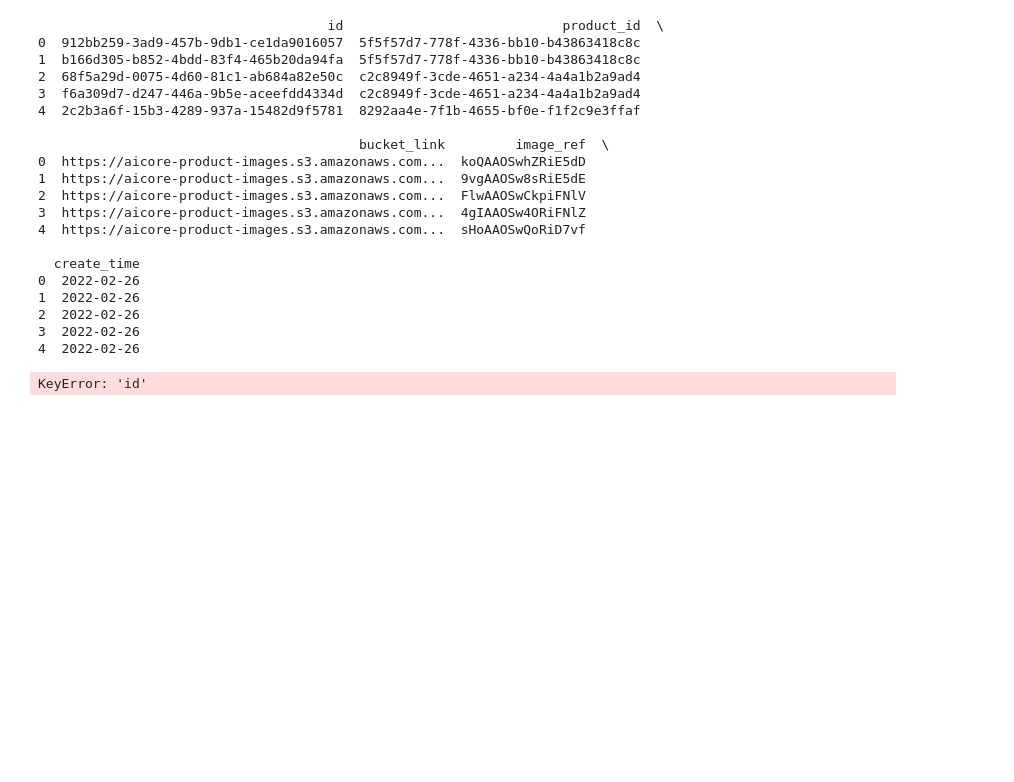
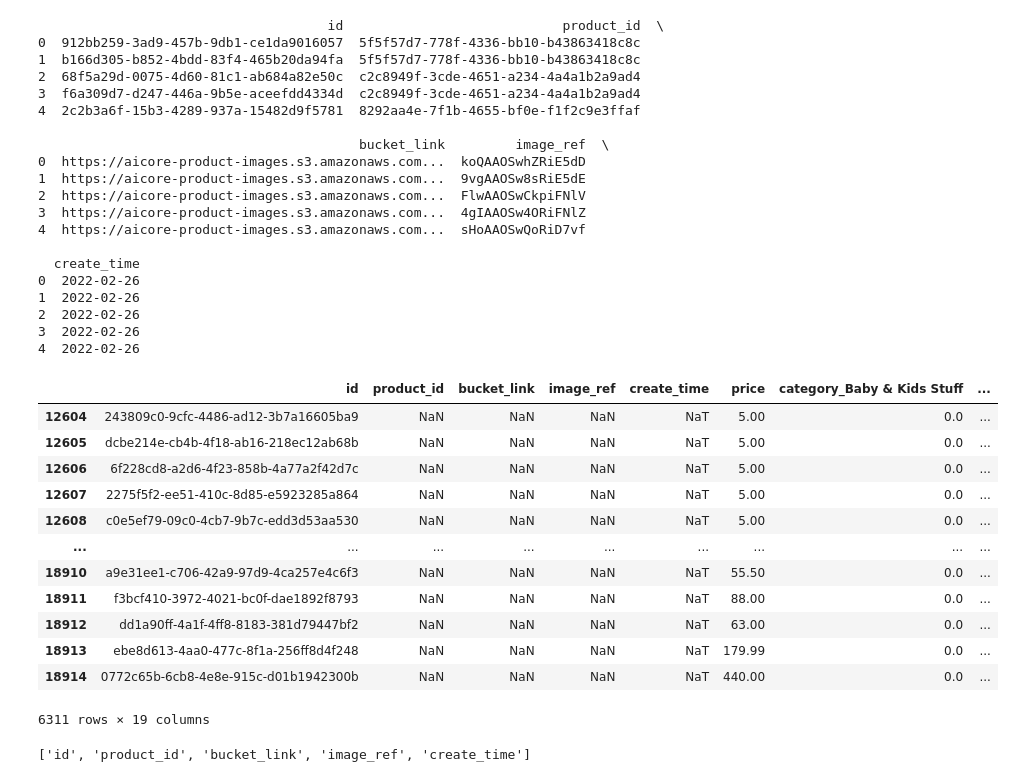
Before and after one commit to SaintpatrickII/facebook_ml, a Jupyter notebook: product_cleaned.ipynb, the cells around one changed output. Drawn from its saved outputs; the diff is of its cells as text; code cells hidden in the pictures; blank space fills up the shorter version.

```diff
--- a/product_cleaned.ipynb
+++ b/product_cleaned.ipynb
@@ -229,7 +229,7 @@ Index(['category_Baby & Kids Stuff ',
       dtype='object')
 # %%
 df_for_linear = pd.concat([df['price'], dummies], axis=1)
-df_for_linear
+df_for_linear = pd.merge()
 # %% [output]
 |  | price | category_Baby & Kids Stuff | category_Clothes, Footwear & Acce... | category_Computers & Software | category_DIY Tools & Materials | ... |
 | 0 | 5.0 | 0 | 0 | 0 | 0 | ... |
@@ -244,3 +244,6 @@ df_for_linear
 | 11316 | 30.0 | 0 | 0 | 0 | 0 | ... |
 | 11317 | 450.0 | 0 | 0 | 0 | 0 | ... |
 6311 rows × 13 columns
+# %%
+df_id = df[['id', 'price']].copy()
+df_id
@@ -246,0 +264,4 @@ df_for_linear
+# %%
+df_with_image_id = pd.merge(df_for_linear, df_id, how='outer')
+df_with_image_id.drop_duplicates(subset=['id'], keep='first', inplace=True)
+df_with_image_id
@@ -312,8 +347,29 @@ print(df_image_uuid.head())
 # %%
 df_image_uuid.dtypes
 df_image_uuid['id'] = df_image_uuid['id'].astype(str)
-# %%
-merged_df =  pd.merge(df, df_for_linear, how='inner', on=['id'])
-merged_df
-# %% [output]
-KeyError: 'id'
+# %%
+# df_image_uuid.rename(columns={'id':'id'}, inplace = True)
+# df_for_linear.rename(columns={'id':'id'}, inplace = True)
+merged_df =  pd.merge(df_image_uuid, df_with_image_id, on='id', how='outer', indicator=True)
+# final_df = df_image_uuid.join(df_with_image_id, on='id' how=)
+merged_df.drop_duplicates(keep='first', inplace=True)
+merged_df = merged_df.dropna(axis=0, thresh=14)
+merged_df
+# %% [output]
+|  | id | product_id | bucket_link | image_ref | create_time | price | category_Baby & Kids Stuff | ... |
+| 12604 | 243809c0-9cfc-4486-ad12-3b7a16605ba9 | NaN | NaN | NaN | NaT | 5.00 | 0.0 | ... |
+| 12605 | dcbe214e-cb4b-4f18-ab16-218ec12ab68b | NaN | NaN | NaN | NaT | 5.00 | 0.0 | ... |
+| 12606 | 6f228cd8-a2d6-4f23-858b-4a77a2f42d7c | NaN | NaN | NaN | NaT | 5.00 | 0.0 | ... |
+| 12607 | 2275f5f2-ee51-410c-8d85-e5923285a864 | NaN | NaN | NaN | NaT | 5.00 | 0.0 | ... |
+| 12608 | c0e5ef79-09c0-4cb7-9b7c-edd3d53aa530 | NaN | NaN | NaN | NaT | 5.00 | 0.0 | ... |
+| ... | ... | ... | ... | ... | ... | ... | ... | ... |
+| 18910 | a9e31ee1-c706-42a9-97d9-4ca257e4c6f3 | NaN | NaN | NaN | NaT | 55.50 | 0.0 | ... |
+| 18911 | f3bcf410-3972-4021-bc0f-dae1892f8793 | NaN | NaN | NaN | NaT | 88.00 | 0.0 | ... |
+| 18912 | dd1a90ff-4a1f-4ff8-8183-381d79447bf2 | NaN | NaN | NaN | NaT | 63.00 | 0.0 | ... |
+| 18913 | ebe8d613-4aa0-477c-8f1a-256ff8d4f248 | NaN | NaN | NaN | NaT | 179.99 | 0.0 | ... |
+| 18914 | 0772c65b-6cb8-4e8e-915c-d01b1942300b | NaN | NaN | NaN | NaT | 440.00 | 0.0 | ... |
+6311 rows × 19 columns
+# %%
+df_image_uuid.columns.tolist()
+# %% [output]
+['id', 'product_id', 'bucket_link', 'image_ref', 'create_time']
```
Also changed, not shown: parts of 4 cells of this notebook.
